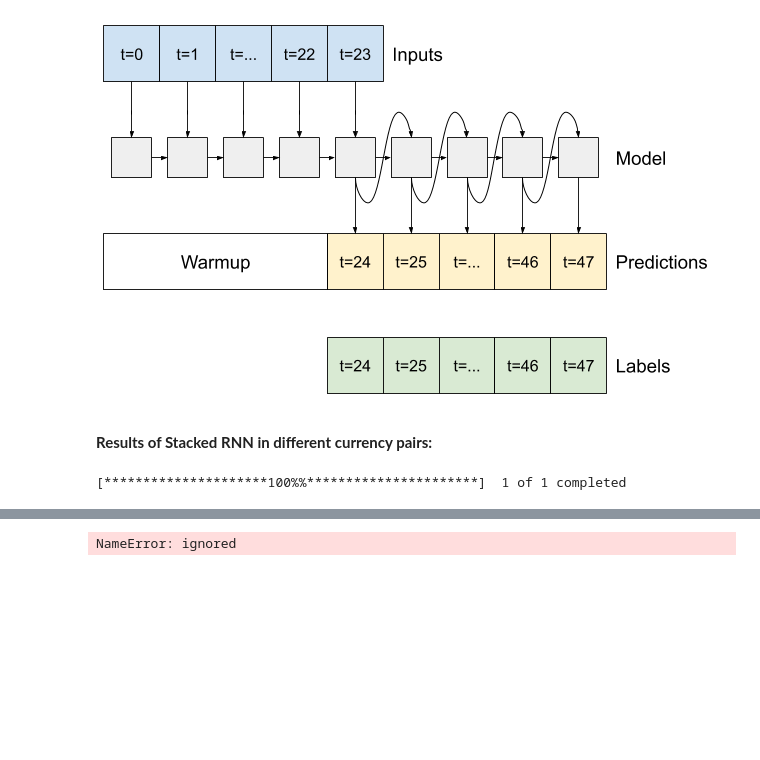
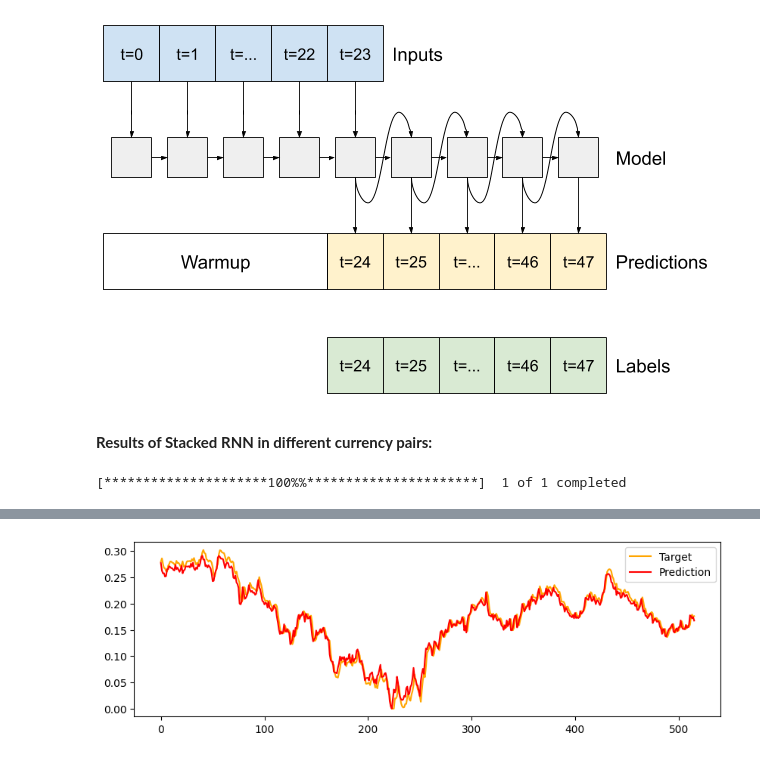
Before and after one commit to ghanbarifereshteh/singlecolorprj, a Jupyter notebook: RNN2Forex.ipynb, the cells around one changed output, grey strips where cells are left out. Drawn from its saved outputs; the diff is of its cells as text; code cells hidden in the pictures; blank space fills up the shorter version.

```diff
--- a/RNN2Forex.ipynb
+++ b/RNN2Forex.ipynb
@@ -547,9 +609,12 @@ df_stock = yf.download('EURUSD=X','2000-01-01','2023-11-10')
 # %%
-df_stock = normalize_data(df_stock)
+scaler , df_stock = normalize_data(df_stock)
 train_df,val_df,test_df = spilitData(df_stock)
-train_df = train_df.values
-val_df = val_df.values
-test_df = test_df.values
+train_df = train_df.Close.values
+val_df = val_df.Close.values
+test_df = test_df.Close.values
+train_df = np.reshape(train_df,(-1,1))
+val_df = np.reshape(val_df,(-1,1))
+test_df = np.reshape(test_df,(-1,1))
 x_train = []
 y_train = []
 x_val = []
@@ -557,17 +622,25 @@ y_val = []
 x_test = []
 y_test = []
 for i in range(n_steps,len(train_df)):
-  x_train.append(train_df[i-n_steps:i])
-  y_train.append(train_df[i])
+  x_train.append(train_df[i-n_steps:i,0])
+  y_train.append(train_df[i,0])
 x_train = np.array(x_train)
 y_train = np.array(y_train)
 for i in range(n_steps,len(val_df)):
-  x_val.append(val_df[i-n_steps:i])
-  y_val.append(val_df[i])
+  x_val.append(val_df[i-n_steps:i,0])
+  y_val.append(val_df[i,0])
 x_val = np.array(x_val)
 y_val = np.array(y_val)
 for i in range(n_steps,len(test_df)):
-  x_test.append(test_df[i-n_steps:i])
-  y_test.append(test_df[i])
+  x_test.append(test_df[i-n_steps:i,0])
+  y_test.append(test_df[i,0])
 x_test = np.array(x_test)
 y_test = np.array(y_test)
+x_train = np.reshape(x_train, (x_train.shape[0], x_train.shape[1],1))
+y_train = np.reshape(y_train, (y_train.shape[0],1))
+x_val = np.reshape(x_val, (x_val.shape[0], x_val.shape[1],1))
+y_val = np.reshape(y_val, (y_val.shape[0],1))
+x_test = np.reshape(x_test, (x_test.shape[0], x_test.shape[1],1))
+y_test = np.reshape(y_test, (y_test.shape[0],1))
+print("Shape of X_train after reshape :",x_train.shape)
+print("Shape of y_train after reshape :",y_train.shape)
@@ -633,2 +688,13 @@ _________________________________________________________________
+# %%
+ df_stock,scaler = normalize_data(df_stock)
+#df_stock = drop_zeros(df_stock)
+train_df,val_df,test_df = spilitData(df_stock)
+
+multi_window = WindowGenerator(train_df,input_width=n_steps,
+                              label_width=n_steps,
+                              shift=1)
+multi_window.train = multi_window.make_dataset(train_df)
+multi_window.val = multi_window.make_dataset(val_df)
+multi_window.test = multi_window.make_dataset(test_df)
 # %%
 model = run_stacked_RNN()
@@ -636,2 +702,4 @@ history,predictions = compile_model(model,100)
 # %%
-history,predictions = compile_model(feedback_model,100)
+history,predictions = compile_model(feedback_model,multi_window,100)
+test_inputs,test_labels = get_input_Labels(multi_window.test)
+# %% [output]
@@ -638,4 +723 @@ history,predictions = compile_model(feedback_model,100)
+[figure, added]
-# %%
-history,predictions = time_distributed_CNN_RNN(df_stock,500)
-# %% [output]
-NameError: ignored
```
Also changed, not shown: parts of 55 cells of this notebook.
